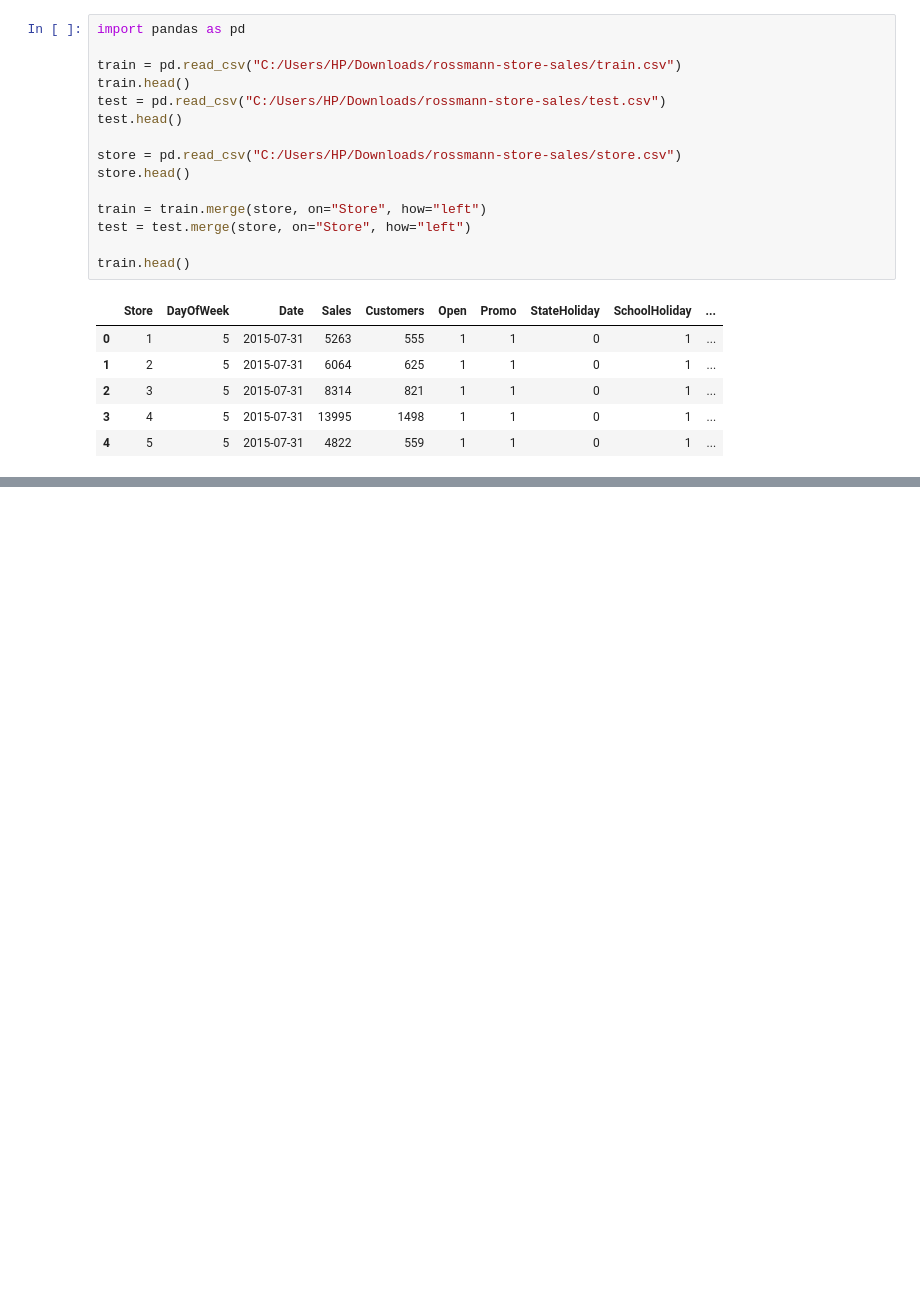
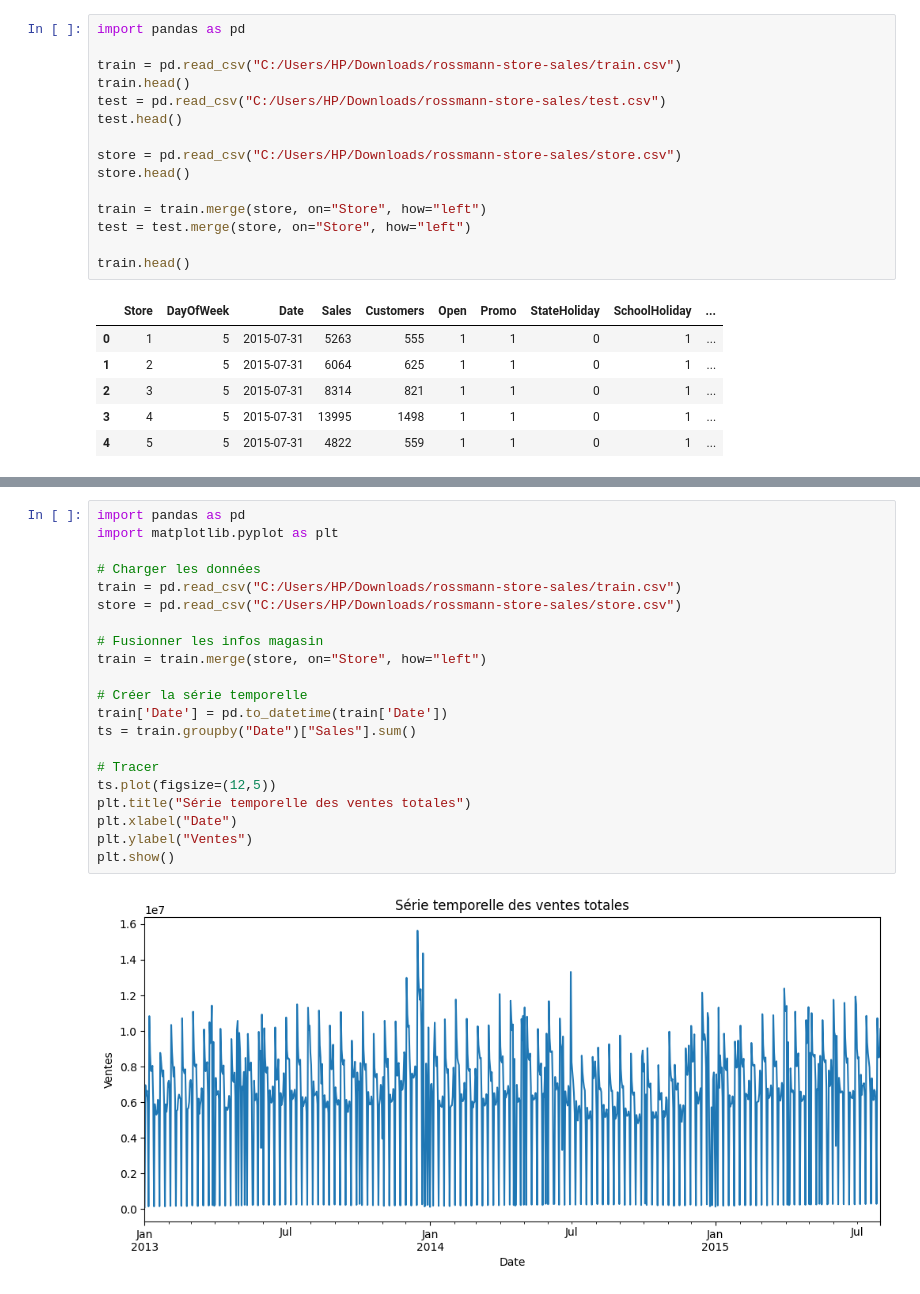
Before and after one commit to Hayerath/PredictRetail-Analytics-Pr-dire-les-ventes-et-piloter-la-performance-d-une-cha-ne-de-distribution, a Jupyter notebook: Notebook EDA.ipynb, the cells around one changed output, grey strips where cells are left out. Saved outputs shown, nothing was run; the diff lists cells and outputs as text; blank space fills up the shorter version.

Commit message:
Analyse des séries temporelles — Identifier les patterns et Feature Engineering — Créer les variables explicatives

```diff
--- a/Notebook EDA.ipynb
+++ b/Notebook EDA.ipynb
@@ -37,0 +133,23 @@ train.head()
+# %%
+import pandas as pd
+import matplotlib.pyplot as plt
+
+# Charger les données
+train = pd.read_csv("C:/Users/HP/Downloads/rossmann-store-sales/train.csv")
+store = pd.read_csv("C:/Users/HP/Downloads/rossmann-store-sales/store.csv")
+
+# Fusionner les infos magasin
+train = train.merge(store, on="Store", how="left")
+
+# Créer la série temporelle
+train['Date'] = pd.to_datetime(train['Date'])
+ts = train.groupby("Date")["Sales"].sum()
+
+# Tracer
+ts.plot(figsize=(12,5))
+plt.title("Série temporelle des ventes totales")
+plt.xlabel("Date")
+plt.ylabel("Ventes")
+plt.show()
+# %% [output]
+[figure, added]
```
Also changed, not shown: parts of 37 cells of this notebook, 3 other files.
